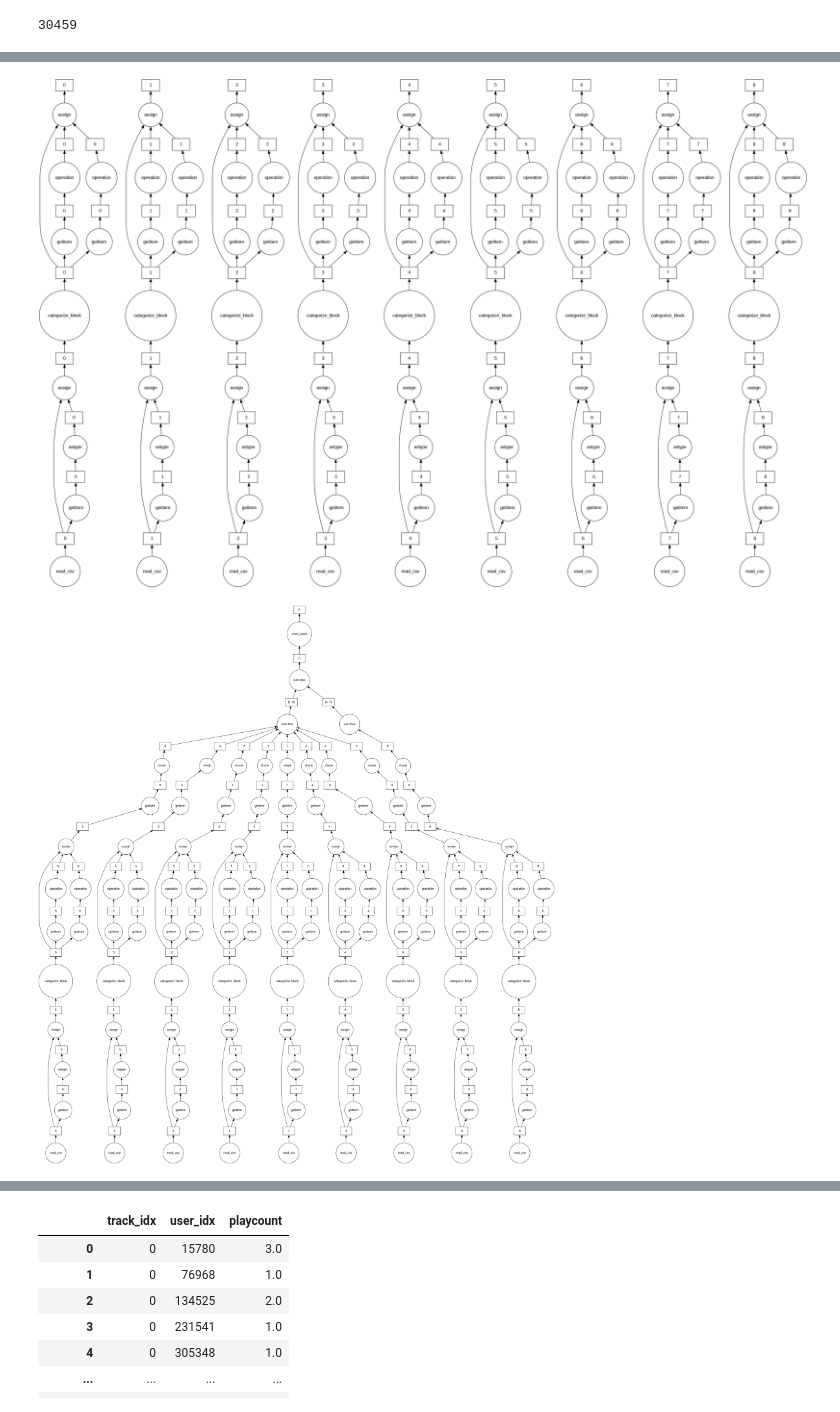
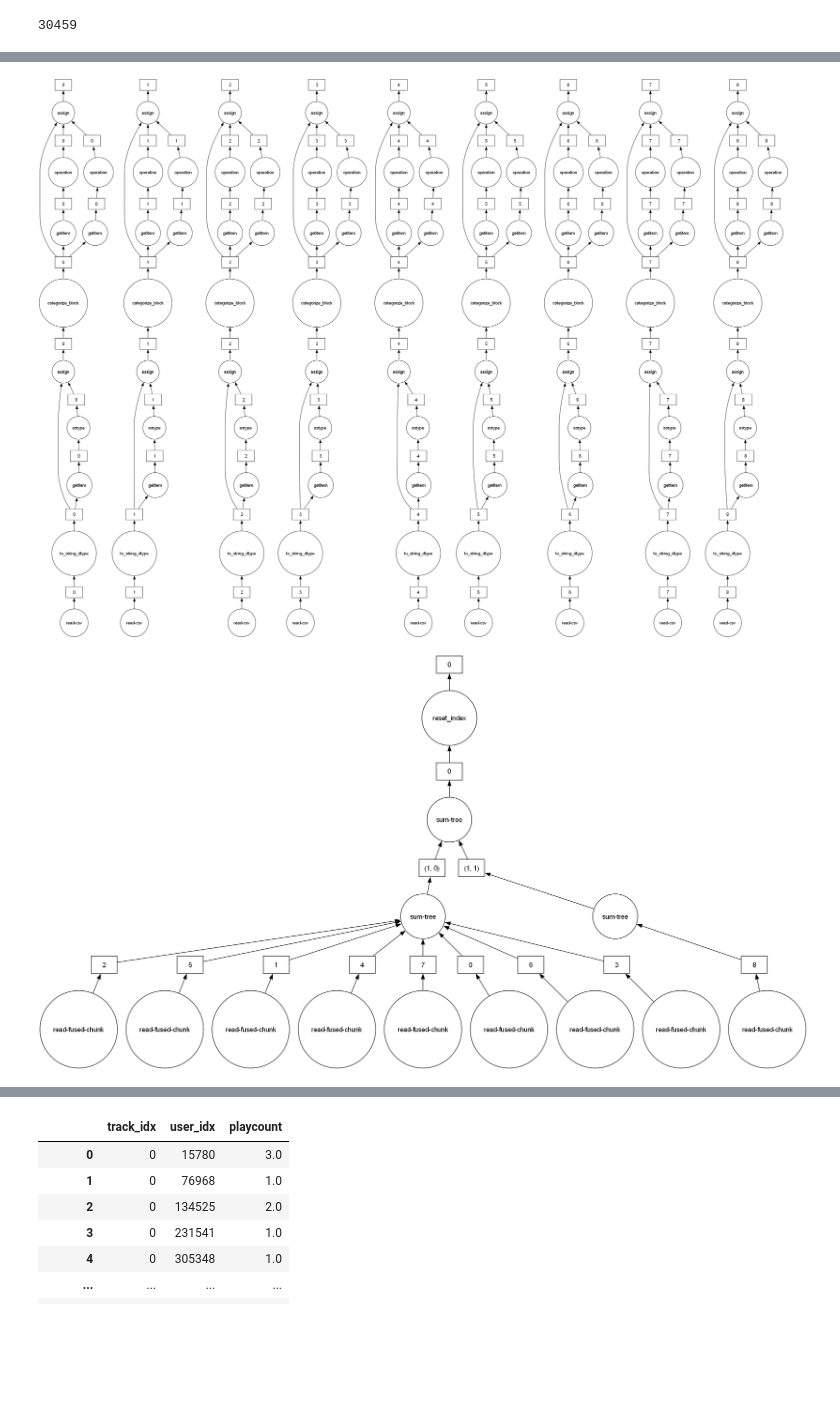
Before and after one commit to Sovith07/spotify_recommender_system, a Jupyter notebook: notebooks/Spotify_Collaborative_Filtering.ipynb, the cells around one changed output, grey strips where cells are left out. Saved outputs shown, nothing was run; the diff lists cells and outputs as text; code cells hidden in the pictures; blank space fills up the shorter version.

```diff
--- a/notebooks/Spotify_Collaborative_Filtering.ipynb
+++ b/notebooks/Spotify_Collaborative_Filtering.ipynb
@@ -157,7 +130,7 @@ from scipy.sparse import csr_matrix
 # Step 1: Load data with Dask
 # Assume the dataset is in a CSV file
 
-df = dd.read_csv(users_data_path)
+df = dd.read_csv(r'D:\vs code projects\spotify_recommender_system\data\raw\User Listening History.csv')
 
 # Step 2: Ensure playcount is numeric
 df['playcount'] = df['playcount'].astype(np.float64)
@@ -175,15 +148,15 @@ df = df.assign(
 # %%
 df.visualize(tasks=True)
 # %% [output]
-[figure, old version]
+[figure, new version]
 # %%
 # Step 4: Compute the interaction matrix
 # Dask doesn't support pivot tables directly, so we aggregate manually
 interaction_array = df.groupby(['track_idx', 'user_idx'])['playcount'].sum().reset_index()
 
-interaction_array.visualize(tasks=True)
+interaction_array.optimize().visualize(tasks=True)
 # %% [output]
-[figure, old version]
+[figure, new version]
 # %%
 interaction_array
 # %% [output]
```
Also changed, not shown: parts of 27 cells of this notebook, 1 other file.
